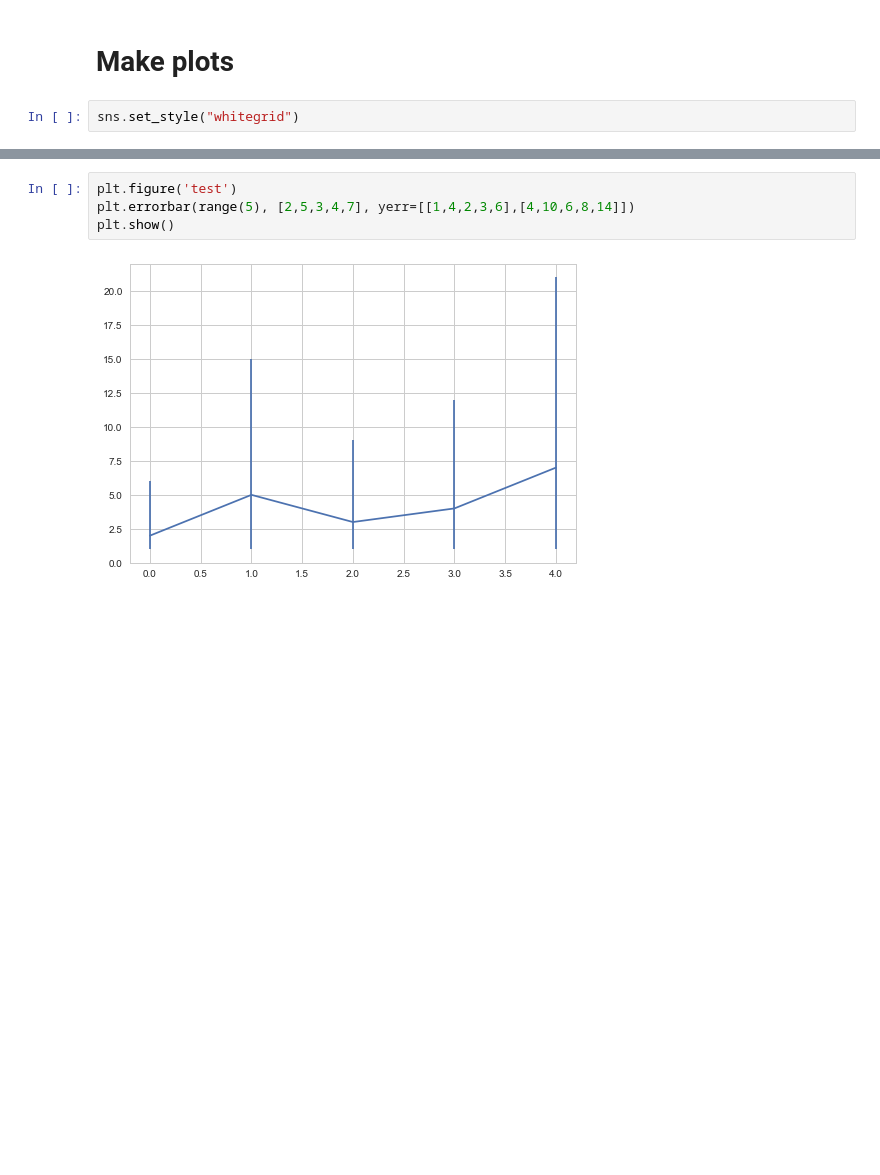
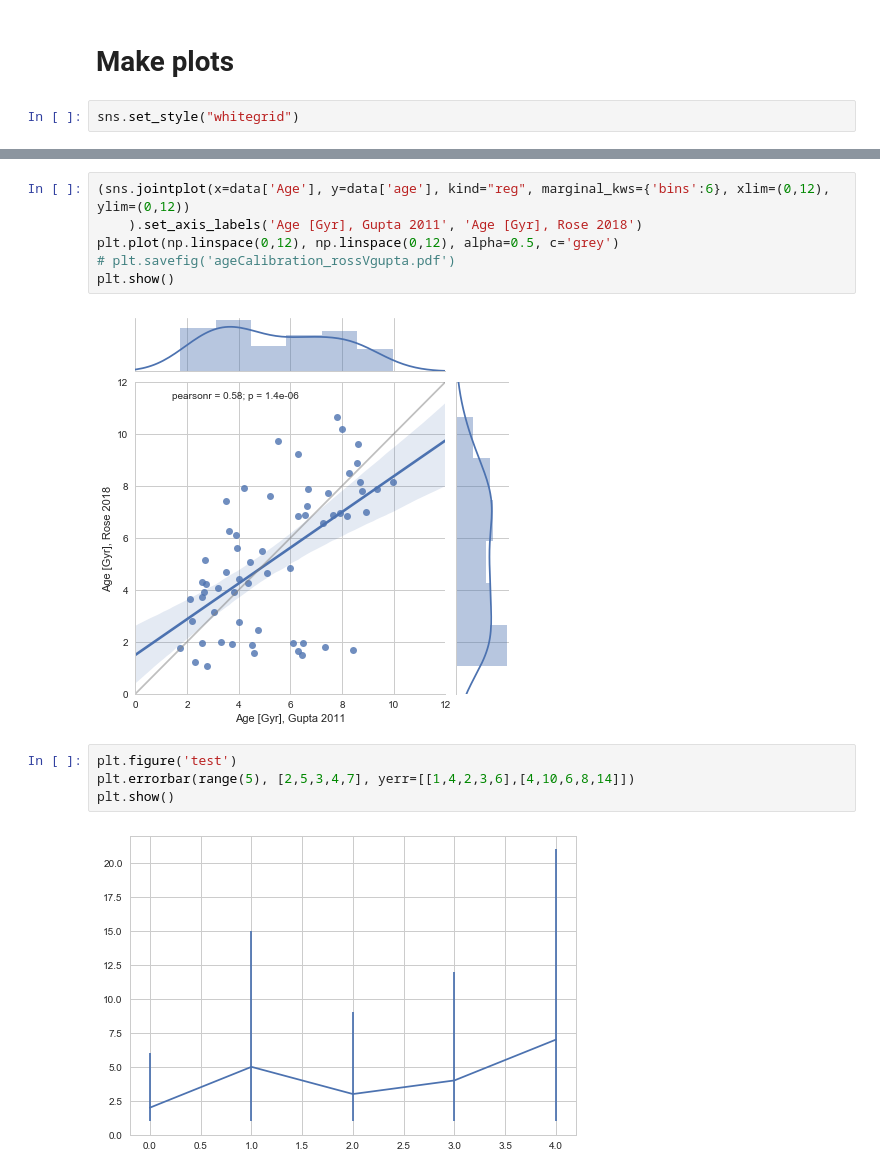
Before and after one commit to benjaminrose/MC-Age, a Jupyter notebook: figures/Consistence-Test-GuptaCalibrationFigure.ipynb, the cells around one changed output, grey strips where cells are left out. Drawn from its saved outputs; the diff is of its cells as text; blank space fills up the shorter version.

```diff
--- a/figures/Consistence-Test-GuptaCalibrationFigure.ipynb
+++ b/figures/Consistence-Test-GuptaCalibrationFigure.ipynb
@@ -183,3 +194,11 @@ plt.show()
+# %%
+(sns.jointplot(x=data['Age'], y=data['age'], kind="reg", marginal_kws={'bins':6}, xlim=(0,12), ylim=(0,12))
+    ).set_axis_labels('Age [Gyr], Gupta 2011', 'Age [Gyr], Rose 2018')
+plt.plot(np.linspace(0,12), np.linspace(0,12), alpha=0.5, c='grey')
+# plt.savefig('ageCalibration_rossVgupta.pdf')
+plt.show()
+# %% [output]
+[figure, added]
 # %%
 plt.figure('test')
 plt.errorbar(range(5), [2,5,3,4,7], yerr=[[1,4,2,3,6],[4,10,6,8,14]])
```
Also changed, not shown: parts of 8 cells of this notebook, 4 other files.
